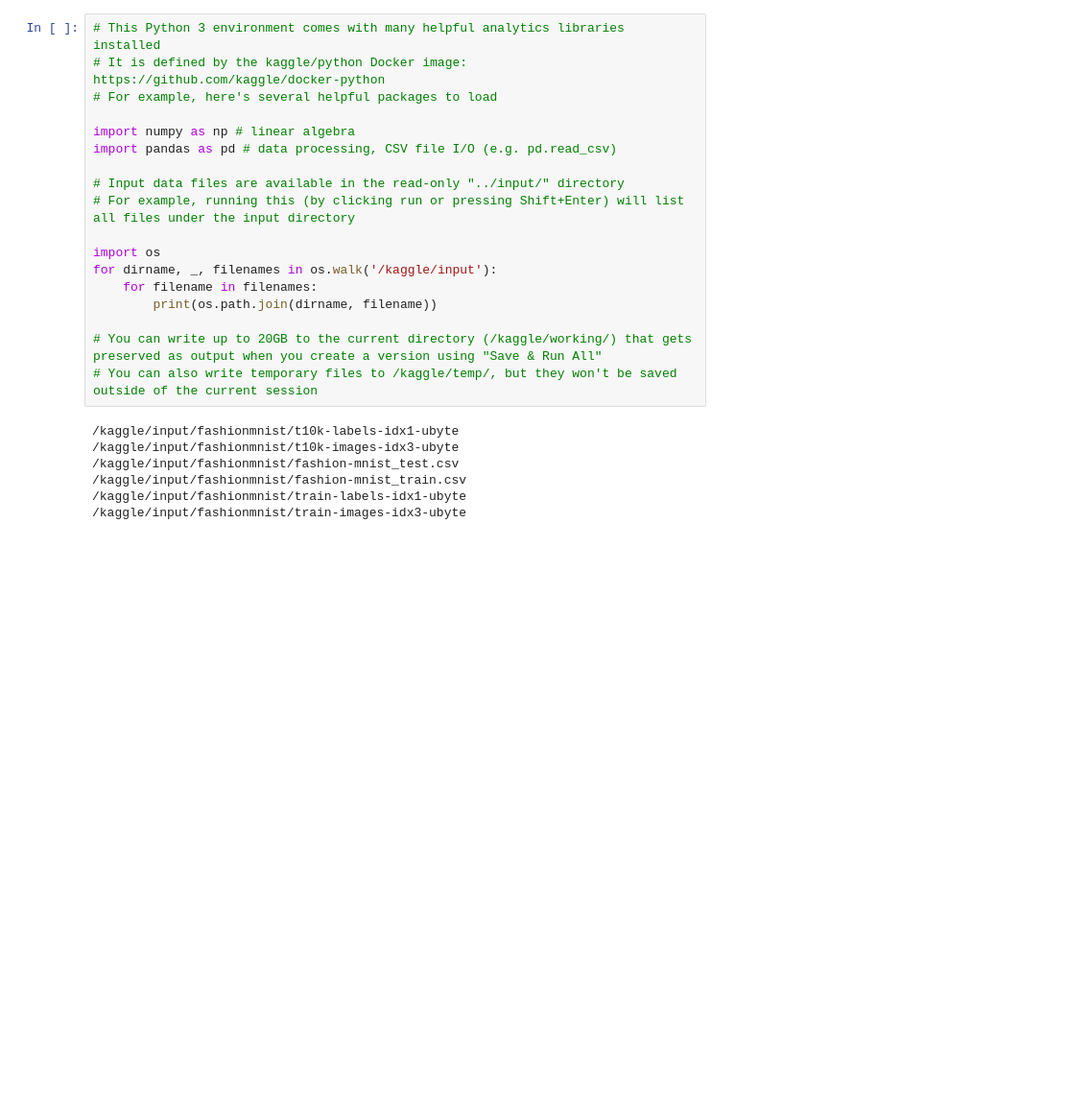
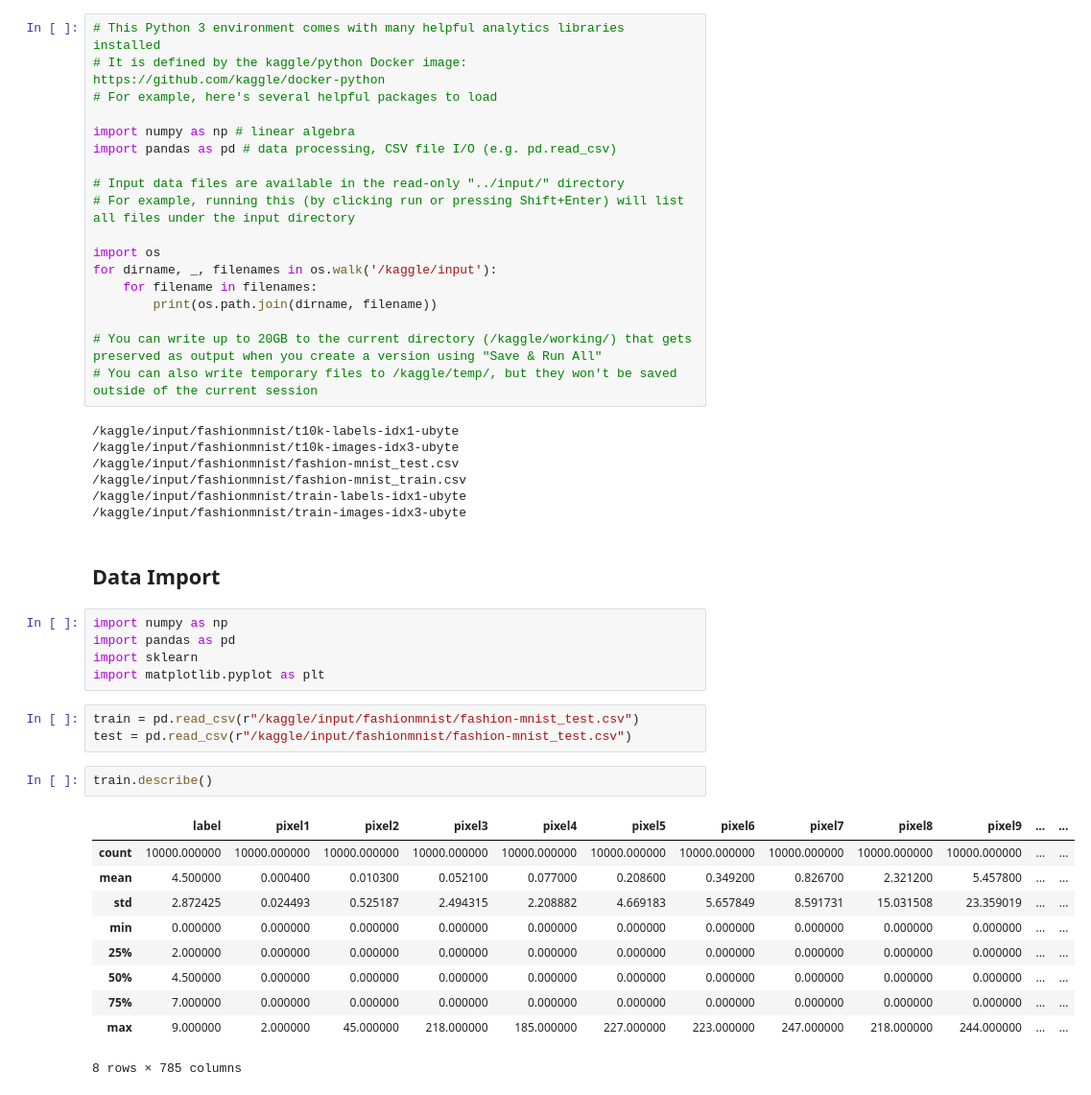
Before and after one commit to NietzscheDostoevsky/Kaggle_projetcs, a Jupyter notebook: fashion-mnist-1.ipynb, the cells around one changed output. Shown: that part at 96% size. Saved outputs shown, nothing was run; the diff lists cells and outputs as text; blank space fills up the shorter version.

```diff
--- a/fashion-mnist-1.ipynb
+++ b/fashion-mnist-1.ipynb
@@ -23,3 +23,26 @@ for dirname, _, filenames in os.walk('/kaggle/input'):
 /kaggle/input/fashionmnist/fashion-mnist_train.csv
 /kaggle/input/fashionmnist/train-labels-idx1-ubyte
 /kaggle/input/fashionmnist/train-images-idx3-ubyte
+# %% [markdown]
+## Data Import
+# %%
+import numpy as np
+import pandas as pd
+import sklearn
+import matplotlib.pyplot as plt
+# %%
+train = pd.read_csv(r"/kaggle/input/fashionmnist/fashion-mnist_test.csv")
+test = pd.read_csv(r"/kaggle/input/fashionmnist/fashion-mnist_test.csv")
+# %%
+train.describe()
+# %% [output]
+|  | label | pixel1 | pixel2 | pixel3 | pixel4 | pixel5 | pixel6 | pixel7 | pixel8 | pixel9 | ... | ... |
+| count | 10000.000000 | 10000.000000 | 10000.000000 | 10000.000000 | 10000.000000 | 10000.000000 | 10000.000000 | 10000.000000 | 10000.000000 | 10000.000000 | ... | ... |
+| mean | 4.500000 | 0.000400 | 0.010300 | 0.052100 | 0.077000 | 0.208600 | 0.349200 | 0.826700 | 2.321200 | 5.457800 | ... | ... |
+| std | 2.872425 | 0.024493 | 0.525187 | 2.494315 | 2.208882 | 4.669183 | 5.657849 | 8.591731 | 15.031508 | 23.359019 | ... | ... |
+| min | 0.000000 | 0.000000 | 0.000000 | 0.000000 | 0.000000 | 0.000000 | 0.000000 | 0.000000 | 0.000000 | 0.000000 | ... | ... |
+| 25% | 2.000000 | 0.000000 | 0.000000 | 0.000000 | 0.000000 | 0.000000 | 0.000000 | 0.000000 | 0.000000 | 0.000000 | ... | ... |
+| 50% | 4.500000 | 0.000000 | 0.000000 | 0.000000 | 0.000000 | 0.000000 | 0.000000 | 0.000000 | 0.000000 | 0.000000 | ... | ... |
+| 75% | 7.000000 | 0.000000 | 0.000000 | 0.000000 | 0.000000 | 0.000000 | 0.000000 | 0.000000 | 0.000000 | 0.000000 | ... | ... |
+| max | 9.000000 | 2.000000 | 45.000000 | 218.000000 | 185.000000 | 227.000000 | 223.000000 | 247.000000 | 218.000000 | 244.000000 | ... | ... |
+8 rows × 785 columns
```
Also changed, not shown: parts of 5 cells of this notebook.
